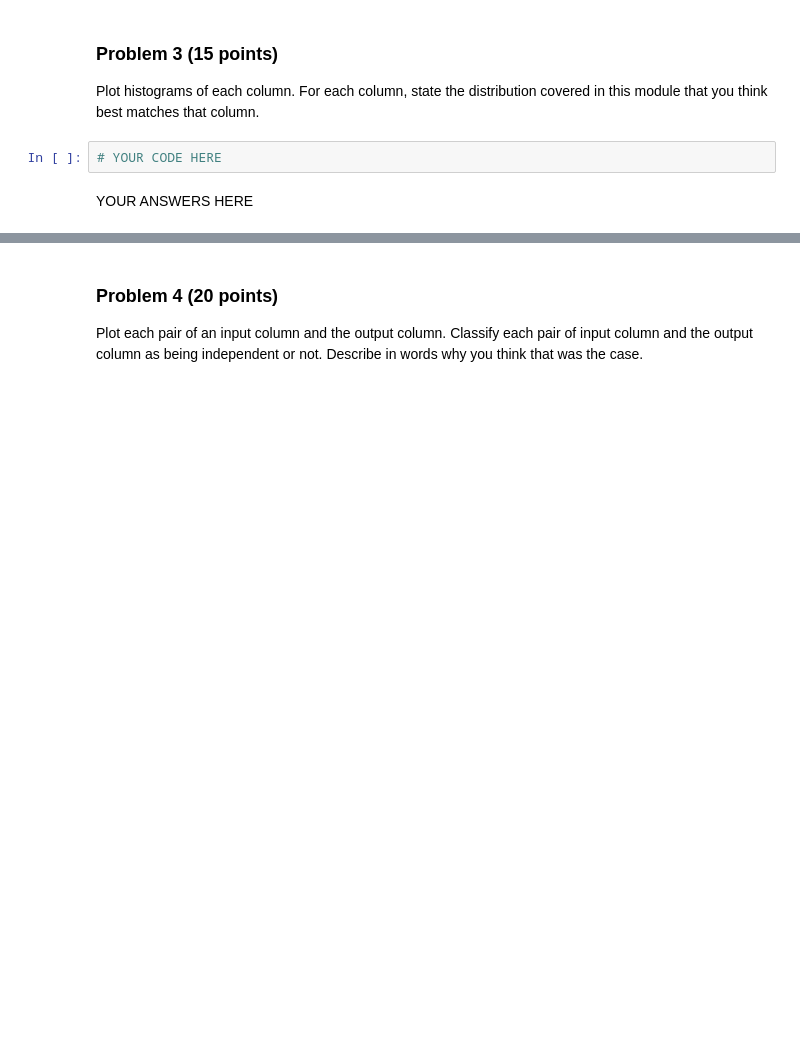
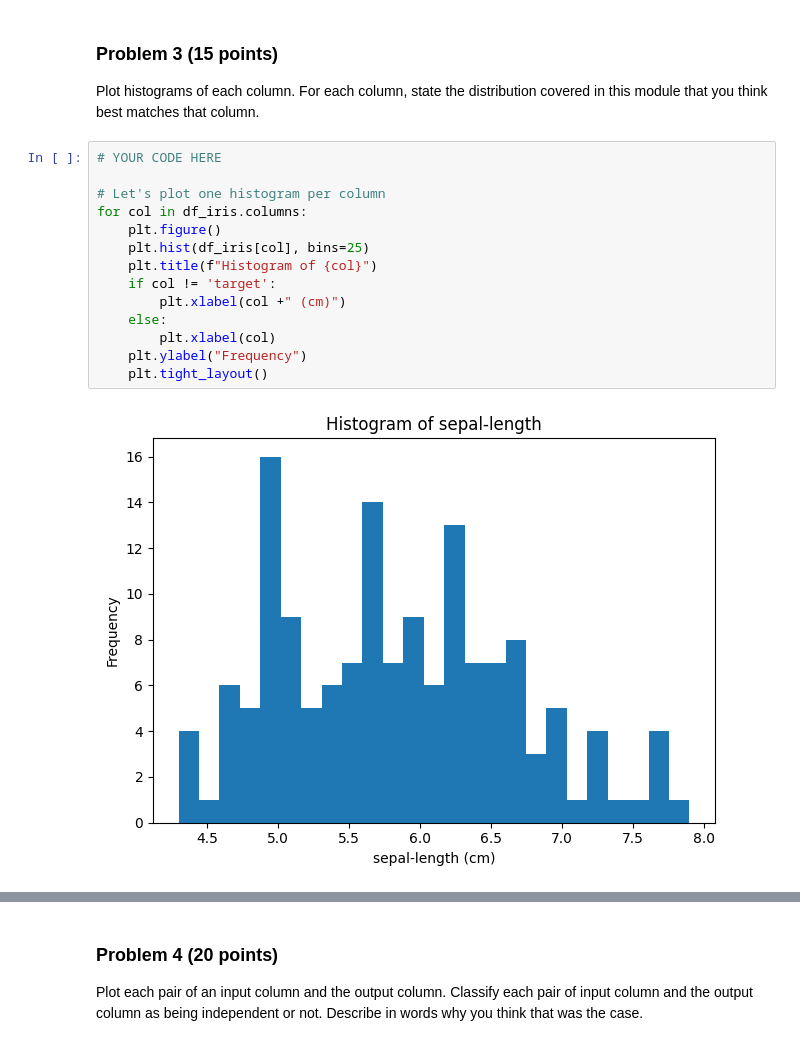
Before and after one commit to jasser-dh/dx601-final-project, a Jupyter notebook: project.ipynb, the cells around one changed output, grey strips where cells are left out. Saved outputs shown, nothing was run; the diff lists cells and outputs as text; blank space fills up the shorter version.

```diff
--- a/project.ipynb
+++ b/project.ipynb
@@ -198,7 +198,19 @@ All four measurements have 150 entries, meaning no feature values are missing
 
 Plot histograms of each column.
 For each column, state the distribution covered in this module that you think best matches that column.
-# %%
-# YOUR CODE HERE
-# %% [markdown]
-YOUR ANSWERS HERE
+# %%
+# YOUR CODE HERE
+
+# Let's plot one histogram per column
+for col in df_iris.columns:
+    plt.figure()
+    plt.hist(df_iris[col], bins=25)
+    plt.title(f"Histogram of {col}")
+    if col != 'target':
+        plt.xlabel(col +" (cm)")
+    else:
+        plt.xlabel(col)
+    plt.ylabel("Frequency")
+    plt.tight_layout()
+# %% [output]
+[figure, added]
```
Also changed, not shown: parts of 2 cells of this notebook.
